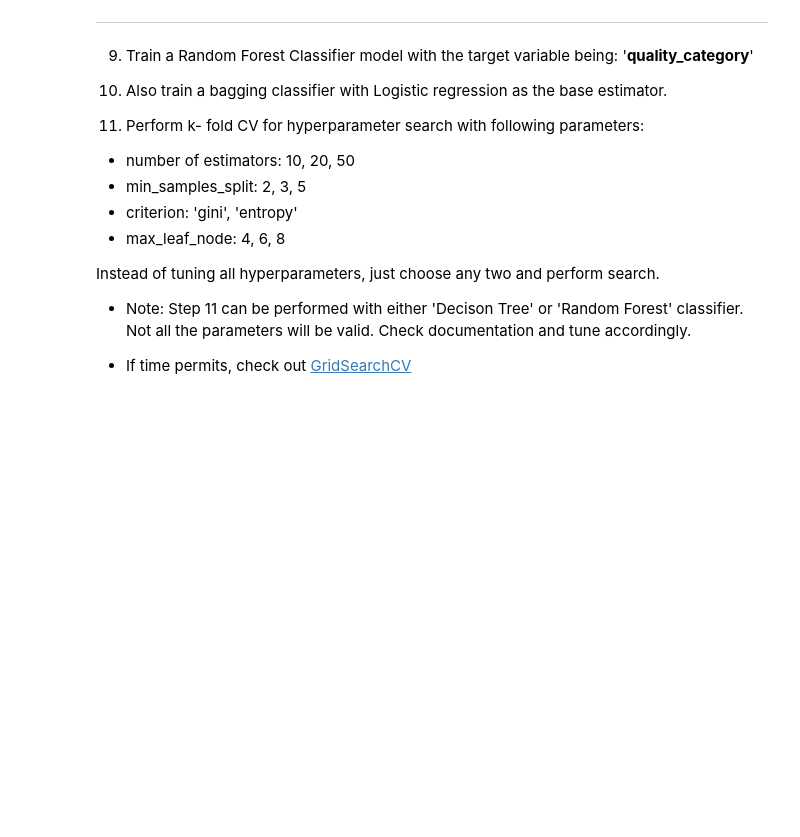
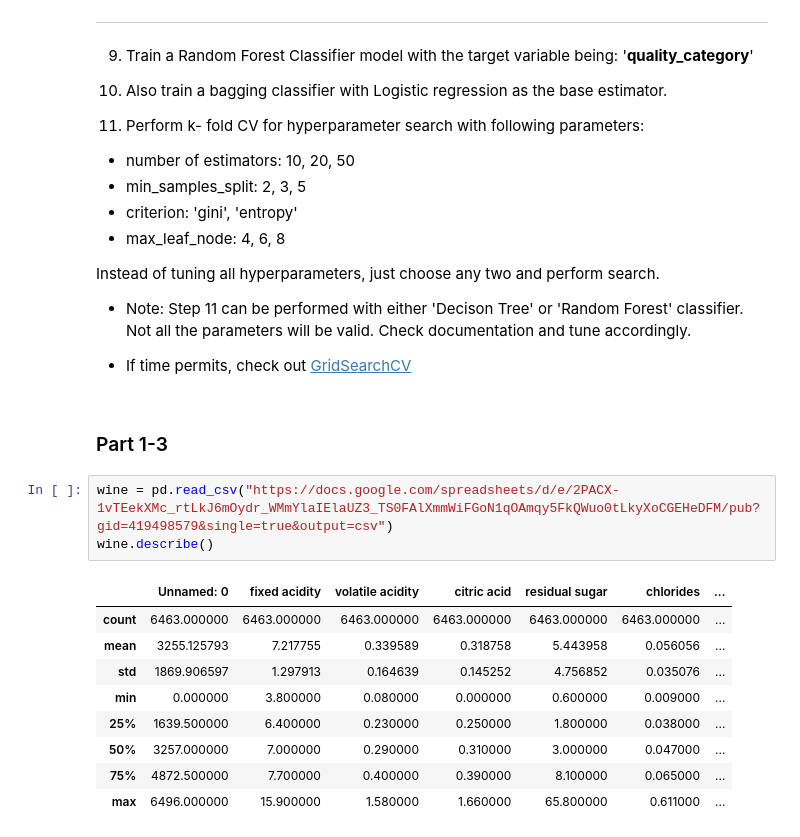
Before and after one commit to ahmedopolis/YCBS-255-Statistical-Machine-Learning, a Jupyter notebook: Workbooks/Workbook_08.ipynb, the cells around one changed output. Saved outputs shown, nothing was run; the diff lists cells and outputs as text; blank space fills up the shorter version.

```diff
--- a/Workbooks/Workbook_08.ipynb
+++ b/Workbooks/Workbook_08.ipynb
@@ -583,3 +583,18 @@ Instead of tuning all hyperparameters, just choose any two and perform search.
 * Note: Step 11 can be performed with either 'Decison Tree' or 'Random Forest' classifier. Not all the parameters will be valid. Check documentation and tune accordingly.
 
 * If time permits, check out [GridSearchCV](https://scikit-learn.org/stable/modules/generated/sklearn.model_selection.GridSearchCV.html)
+# %% [markdown]
+### Part 1-3
+# %%
+wine = pd.read_csv("https://docs.google.com/spreadsheets/d/e/2PACX-1vTEekXMc_rtLkJ6mOydr_WMmYlaIElaUZ3_TS0FAlXmmWiFGoN1qOAmqy5FkQWuo0tLkyXoCGEHeDFM/pub?gid=419498579&single=true&output=csv")
+wine.describe()
+# %% [output]
+|  | Unnamed: 0 | fixed acidity | volatile acidity | citric acid | residual sugar | chlorides | ... |
+| count | 6463.000000 | 6463.000000 | 6463.000000 | 6463.000000 | 6463.000000 | 6463.000000 | ... |
+| mean | 3255.125793 | 7.217755 | 0.339589 | 0.318758 | 5.443958 | 0.056056 | ... |
+| std | 1869.906597 | 1.297913 | 0.164639 | 0.145252 | 4.756852 | 0.035076 | ... |
+| min | 0.000000 | 3.800000 | 0.080000 | 0.000000 | 0.600000 | 0.009000 | ... |
+| 25% | 1639.500000 | 6.400000 | 0.230000 | 0.250000 | 1.800000 | 0.038000 | ... |
+| 50% | 3257.000000 | 7.000000 | 0.290000 | 0.310000 | 3.000000 | 0.047000 | ... |
+| 75% | 4872.500000 | 7.700000 | 0.400000 | 0.390000 | 8.100000 | 0.065000 | ... |
+| max | 6496.000000 | 15.900000 | 1.580000 | 1.660000 | 65.800000 | 0.611000 | ... |
```
Also changed, not shown: parts of 38 cells of this notebook.
